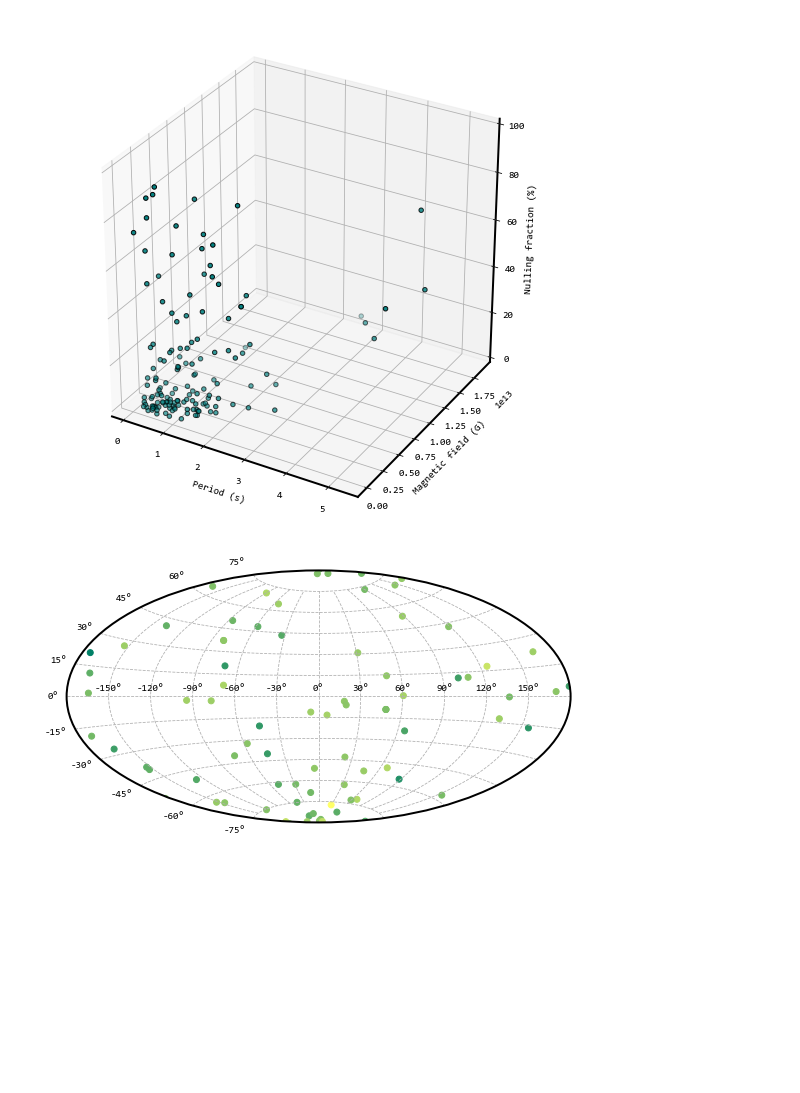
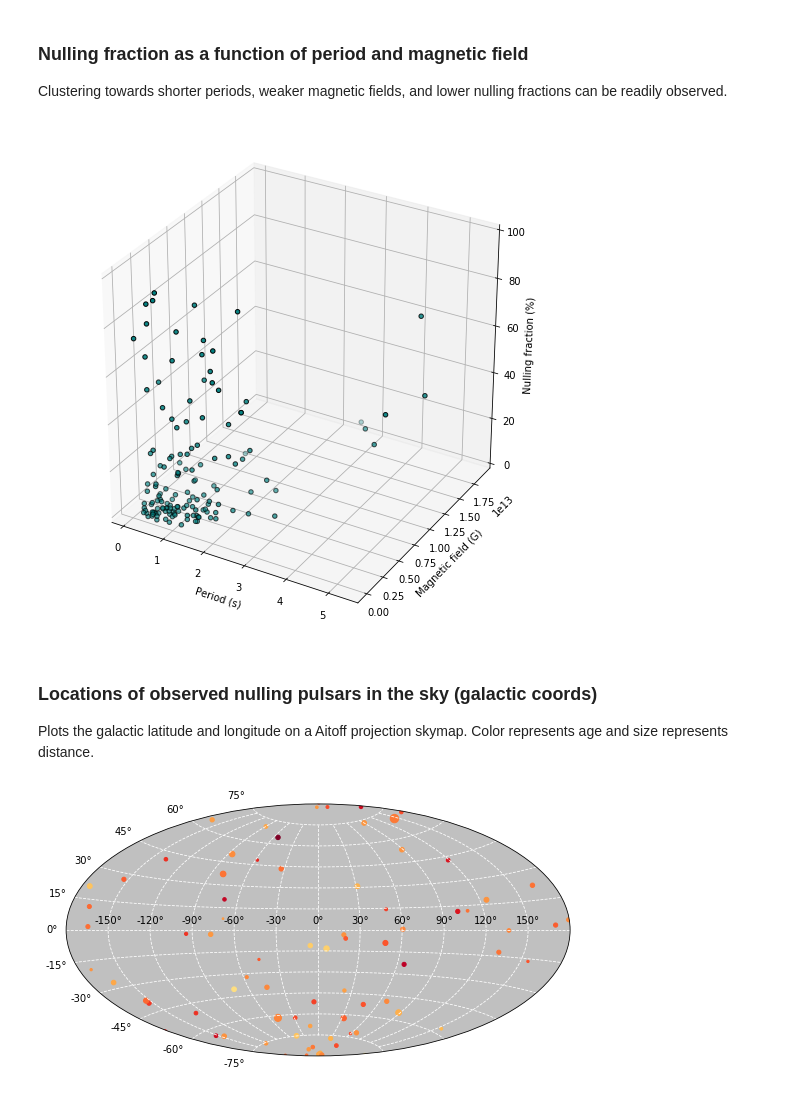
Before and after one commit to cgobat/pulsar-nulling, a Jupyter notebook: Nulling.ipynb, the cells around one changed output. Cells and saved outputs as stored; diff of their text form; code cells hidden in the pictures; blank space fills up the shorter version.

Commit message:
Add EPTA functionality, organizational structure, cleanliness

```diff
--- a/Nulling.ipynb
+++ b/Nulling.ipynb
@@ -16,10 +23,10 @@ nullstats.drop(["NF (%)"],axis=1,inplace=True)
 # %%
-page = requests.get("https://www.atnf.csiro.au/people/pulsar/psrcat/proc_form.php?version=1.63&table_top.x=27&table_top.y=31&Name=Name&JName=JName&GL=GL&GB=GB&RaJD=RaJD&DecJD=DecJD&P0=P0&P1=P1&DM=DM&Dist=Dist&ZZ=ZZ&XX=XX&YY=YY&Type=Type&NGlt=NGlt&Age=Age&Bsurf=Bsurf&Edot=Edot&startUserDefined=true&c1_val=&c2_val=&c3_val=&c4_val=&sort_attr=jname&sort_order=asc&condition=&pulsar_names=&ephemeris=short&coords_unit=raj%2Fdecj&radius=&coords_1=&coords_2=&style=Long+with+last+digit+error&no_value=*&fsize=3&x_axis=&x_scale=linear&y_axis=&y_scale=linear&state=query").content
-lines = bs(page).find('pre').get_text().split('\n')
+ATNFtable = requests.get("https://www.atnf.csiro.au/people/pulsar/psrcat/proc_form.php?version=1.63&table_top.x=27&table_top.y=31&Name=Name&JName=JName&GL=GL&GB=GB&RaJD=RaJD&DecJD=DecJD&P0=P0&P1=P1&DM=DM&Dist=Dist&ZZ=ZZ&XX=XX&YY=YY&Type=Type&NGlt=NGlt&Age=Age&Bsurf=Bsurf&Edot=Edot&startUserDefined=true&c1_val=&c2_val=&c3_val=&c4_val=&sort_attr=jname&sort_order=asc&condition=&pulsar_names=&ephemeris=short&coords_unit=raj%2Fdecj&radius=&coords_1=&coords_2=&style=Long+with+last+digit+error&no_value=*&fsize=3&x_axis=&x_scale=linear&y_axis=&y_scale=linear&state=query").content
+lines = bs(ATNFtable).find('pre').get_text().split('\n')
 data = [pulsar for pulsar in [line.split() for line in lines] if len(pulsar) > 1]
 
 for pulsar in data[2:]:
-    for i in [25,23,17,16,14,13,11,10,4,2]:
+    for i in [27,25,19,18,16,15,13,12,10,8,4,2]:
         del pulsar[i]
 
 data[1] = [None,None]+data[1]
@@ -87,3 +163,6 @@ plt.show()
+# %% [markdown]
+### Nulling fraction as a function of period and magnetic field
+Clustering towards shorter periods, weaker magnetic fields, and lower nulling fractions can be readily observed.
 # %%
 fig = plt.figure(figsize=(7,7))
 ax = fig.add_axes([0,0,1,1],projection='3d')
@@ -97,13 +176,17 @@ ax.set_zlim3d(0, 100)
 
 plt.show()
 # %% [output]
-[figure, old version]
+[figure, new version]
+# %% [markdown]
+### Locations of observed nulling pulsars in the sky (galactic coords)
+Plots the galactic latitude and longitude on a Aitoff projection skymap. Color represents age and size represents distance.
 # %%
 fig = plt.figure(figsize=(7,7))
 ax = fig.add_axes([0,0,1,1],projection='aitoff')
-ax.scatter(merged.Gl,merged.Gb,c=np.log10(merged.DIST),cmap="summer")
-ax.grid(linestyle="--")
+ax.scatter(merged.Gl,merged.Gb,s=10*np.sqrt(merged.DIST[::-1]),c=np.log10(merged.AGE),cmap="YlOrRd")
+ax.set_facecolor("silver")
+ax.grid(linestyle="--",color="white")
 
 plt.show()
 # %% [output]
-[figure, old version]
+[figure, new version]
```
Also changed, not shown: parts of 20 cells of this notebook.
